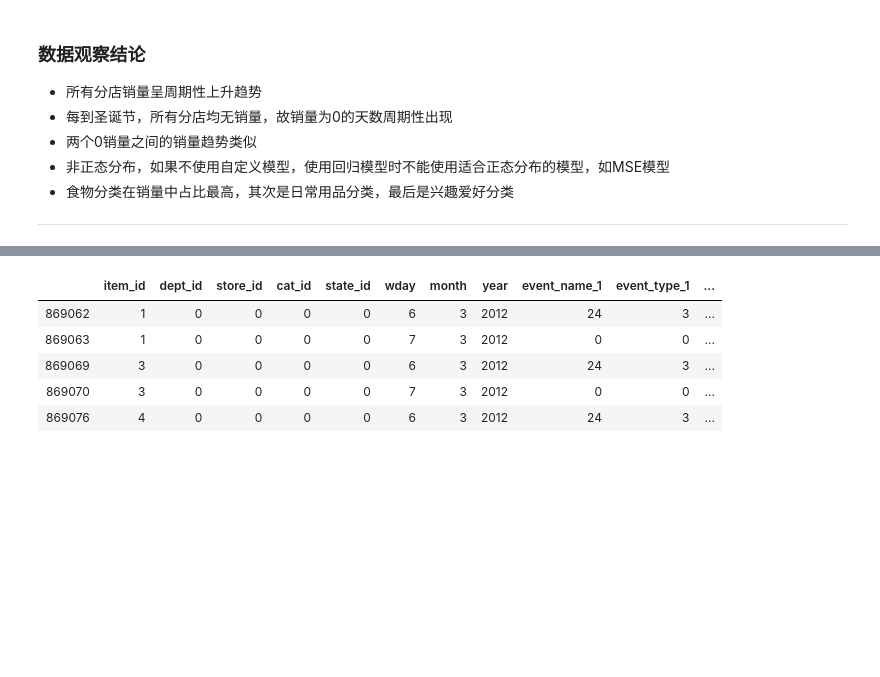
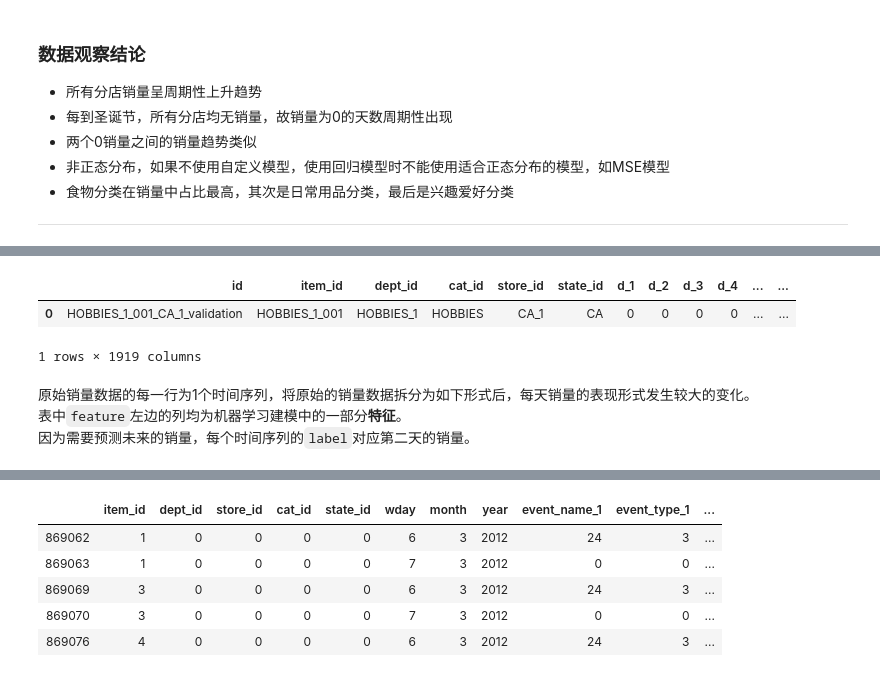
Before and after one commit to Zhu-Haikun/Kaggle-M5-Forecasting-Accuracy, a Jupyter notebook: M5-Competitors.ipynb, the cells around one changed output, grey strips where cells are left out. Cells and saved outputs as stored; diff of their text form; code cells hidden in the pictures; blank space fills up the shorter version.

```diff
--- a/M5-Competitors.ipynb
+++ b/M5-Competitors.ipynb
@@ -389,0 +398,10 @@ plt.hist(day_data_single[day_data_single<50],bins=100);
+# %%
+sale_data.head(1)
+# %% [output]
+|  | id | item_id | dept_id | cat_id | store_id | state_id | d_1 | d_2 | d_3 | d_4 | ... | ... |
+| 0 | HOBBIES_1_001_CA_1_validation | HOBBIES_1_001 | HOBBIES_1 | HOBBIES | CA_1 | CA | 0 | 0 | 0 | 0 | ... | ... |
+1 rows × 1919 columns
+# %% [markdown]
+原始销量数据的每一行为1个时间序列，将原始的销量数据拆分为如下形式后，每天销量的表现形式发生较大的变化。
+表中`feature`左边的列均为机器学习建模中的一部分**特征**。
+因为需要预测未来的销量，每个时间序列的`label`对应第二天的销量。
```
Also changed, not shown: parts of 10 cells of this notebook, 1 other file.
